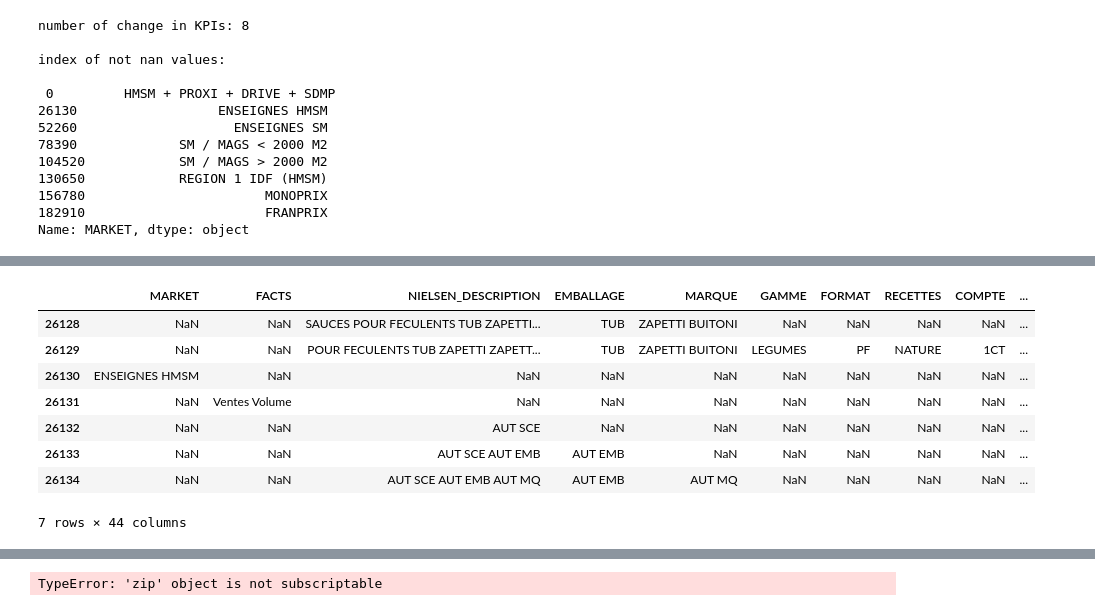
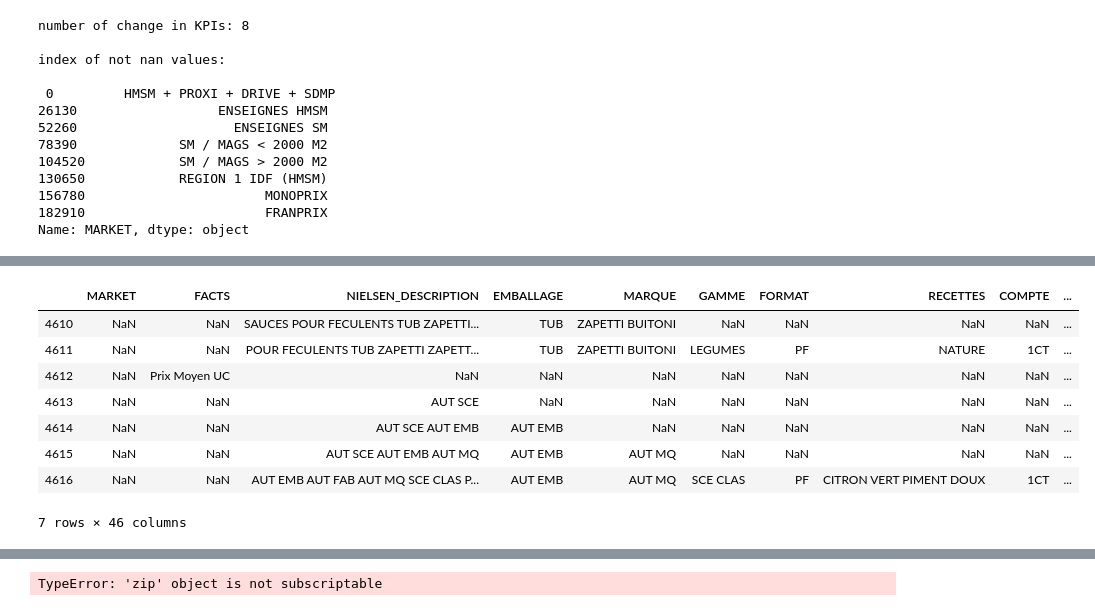
Before and after one commit to alex-toy/italians_do_it_better, a Jupyter notebook: N_NIELSEN/N_preprocessing.ipynb, the cells around one changed output, grey strips where cells are left out. Saved outputs shown, nothing was run; the diff lists cells and outputs as text; code cells hidden in the pictures.

Commit message:
improved Fusion_N_O.ipynb N_preprocessing.ipynb N_ALL_DATA_preprocessed.csv

```diff
--- a/N_NIELSEN/N_preprocessing.ipynb
+++ b/N_NIELSEN/N_preprocessing.ipynb
@@ -531,18 +524,18 @@ Name: MARKET, dtype: object
 #Check problem in that cell : virer les get_loc
 
 market_segment_index = not_nan_get_index(data, 'MARKET',pr=1) #liste des changment de market
-print(market_segment_index)
+#print(market_segment_index)
 
 for i in range(len(market_segment_index)):
-    start=market_segment[i]
-    market_segment_index.append(start)
+    start = market_segment_index[i]
+    #market_segment_index.append(start)
     if i == len(market_segment_index)-1:
         end = data.shape[0]
     else:
-        end = pd.Index(data['MARKET']).get_loc(key=market_segment_index[i+1])
-    data['MKT_SEGMENT'][start:end]=market_segment_index[i]
+        end = market_segment_index[i+1]
+    data['MKT_SEGMENT'][start:end] = data['MARKET'][market_segment_index[i]]
 
-print('\n',market_segment_index,'\n')
+
 data.head()
 # %% [output]
 number of change in KPIs: 8
@@ -660,0 +576,18 @@ See the caveats in the documentation: https://pandas.pydata.org/pandas-docs/stab
+# %%
+################################################
+# 2.FILL IN FACTS ON ALL LINES => KPI
+
+KPI_index = not_nan_get_index(data, 'FACTS', 1)
+
+for i in range(len(KPI_index)) :
+    start = KPI_index[i]
+
+    if i == len(KPI_index)-1:
+        end = data.shape[0]
+    else:
+        end = KPI_index[i+1]
+
+    data['KPI'][start:end] = data['FACTS'][KPI_index[i]]
+
+    if KPI_index[i]-1 in market_segment_index :
+        data['KPI'][KPI_index[i]-1] = ''
@@ -661,15 +618,15 @@ See the caveats in the documentation: https://pandas.pydata.org/pandas-docs/stab
 # %%
-data[26130-2:26130+5] # verification au changmenet de MARKET
+data[4612-2:4612+5] # verification au changmenet de MARKET
 # %% [output]
 |  | MARKET | FACTS | NIELSEN_DESCRIPTION | EMBALLAGE | MARQUE | GAMME | FORMAT | RECETTES | COMPTE | ... |
-| 26128 | NaN | NaN | SAUCES POUR FECULENTS TUB ZAPETTI... | TUB | ZAPETTI BUITONI | NaN | NaN | NaN | NaN | ... |
-| 26129 | NaN | NaN | POUR FECULENTS TUB ZAPETTI ZAPETT... | TUB | ZAPETTI BUITONI | LEGUMES | PF | NATURE | 1CT | ... |
-| 26130 | ENSEIGNES HMSM | NaN | NaN | NaN | NaN | NaN | NaN | NaN | NaN | ... |
-| 26131 | NaN | Ventes Volume | NaN | NaN | NaN | NaN | NaN | NaN | NaN | ... |
-| 26132 | NaN | NaN | AUT SCE | NaN | NaN | NaN | NaN | NaN | NaN | ... |
-| 26133 | NaN | NaN | AUT SCE AUT EMB | AUT EMB | NaN | NaN | NaN | NaN | NaN | ... |
-| 26134 | NaN | NaN | AUT SCE AUT EMB AUT MQ | AUT EMB | AUT MQ | NaN | NaN | NaN | NaN | ... |
+| 4610 | NaN | NaN | SAUCES POUR FECULENTS TUB ZAPETTI... | TUB | ZAPETTI BUITONI | NaN | NaN | NaN | NaN | ... |
+| 4611 | NaN | NaN | POUR FECULENTS TUB ZAPETTI ZAPETT... | TUB | ZAPETTI BUITONI | LEGUMES | PF | NATURE | 1CT | ... |
+| 4612 | NaN | Prix Moyen UC | NaN | NaN | NaN | NaN | NaN | NaN | NaN | ... |
+| 4613 | NaN | NaN | AUT SCE | NaN | NaN | NaN | NaN | NaN | NaN | ... |
+| 4614 | NaN | NaN | AUT SCE AUT EMB | AUT EMB | NaN | NaN | NaN | NaN | NaN | ... |
+| 4615 | NaN | NaN | AUT SCE AUT EMB AUT MQ | AUT EMB | AUT MQ | NaN | NaN | NaN | NaN | ... |
+| 4616 | NaN | NaN | AUT EMB AUT FAB AUT MQ SCE CLAS P... | AUT EMB | AUT MQ | SCE CLAS | PF | CITRON VERT PIMENT DOUX | 1CT | ... |
-7 rows × 44 columns
+7 rows × 46 columns
 # %%
 n=15371
 data[n-2:n+5] # verification au changmenet de MARKET
```
Also changed, not shown: parts of 23 cells of this notebook, 2 other files.
